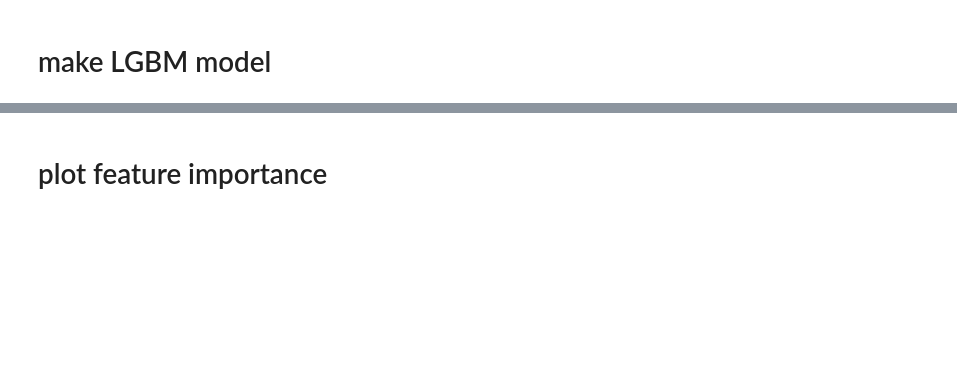
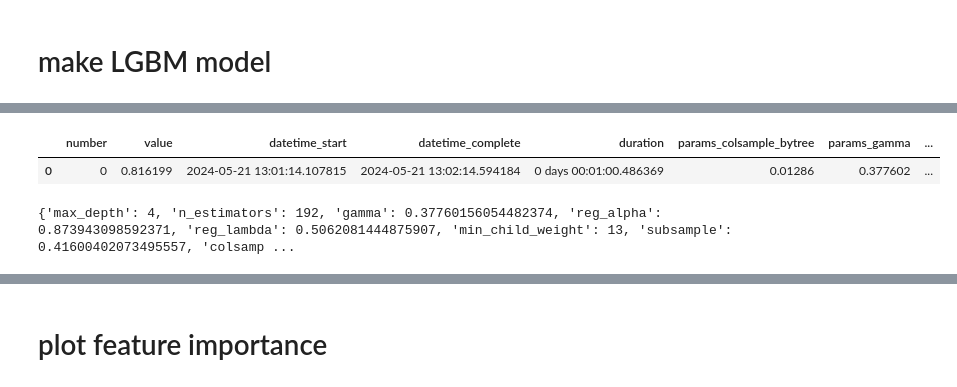
Before and after one commit to yutowac/DataScience, a Jupyter notebook: competition-lgbm.ipynb, the cells around one changed output, grey strips where cells are left out. Saved outputs shown, nothing was run; the diff lists cells and outputs as text; code cells hidden in the pictures; blank space fills up the shorter version.

Commit message:
Kaggle Notebook | 🏆Competition - 🔥LGBM | playground-series-s4e5  | Version 12

```diff
--- a/competition-lgbm.ipynb
+++ b/competition-lgbm.ipynb
@@ -32,0 +191,3 @@ target_df = train_data['FloodProbability']
+# %%
+study = optuna.create_study(direction="maximize")
+study.optimize(objective, n_trials= 5)
@@ -32,0 +197,14 @@ target_df = train_data['FloodProbability']
+# %%
+df_study = study.trials_dataframe()
+df_study = df_study.sort_values(by='value', ascending=False)
+
+df_study.head()
+# %% [output]
+|  | number | value | datetime_start | datetime_complete | duration | params_colsample_bytree | params_gamma | ... |
+| 0 | 0 | 0.816199 | 2024-05-21 13:01:14.107815 | 2024-05-21 13:02:14.594184 | 0 days 00:01:00.486369 | 0.01286 | 0.377602 | ... |
+# %%
+best_params_LGBM = study.best_params
+
+print(best_params_LGBM)
+# %% [output]
+{'max_depth': 4, 'n_estimators': 192, 'gamma': 0.37760156054482374, 'reg_alpha': 0.873943098592371, 'reg_lambda': 0.5062081444875907, 'min_child_weight': 13, 'subsample': 0.41600402073495557, 'colsamp ...
```
Also changed, not shown: parts of 21 cells of this notebook.
